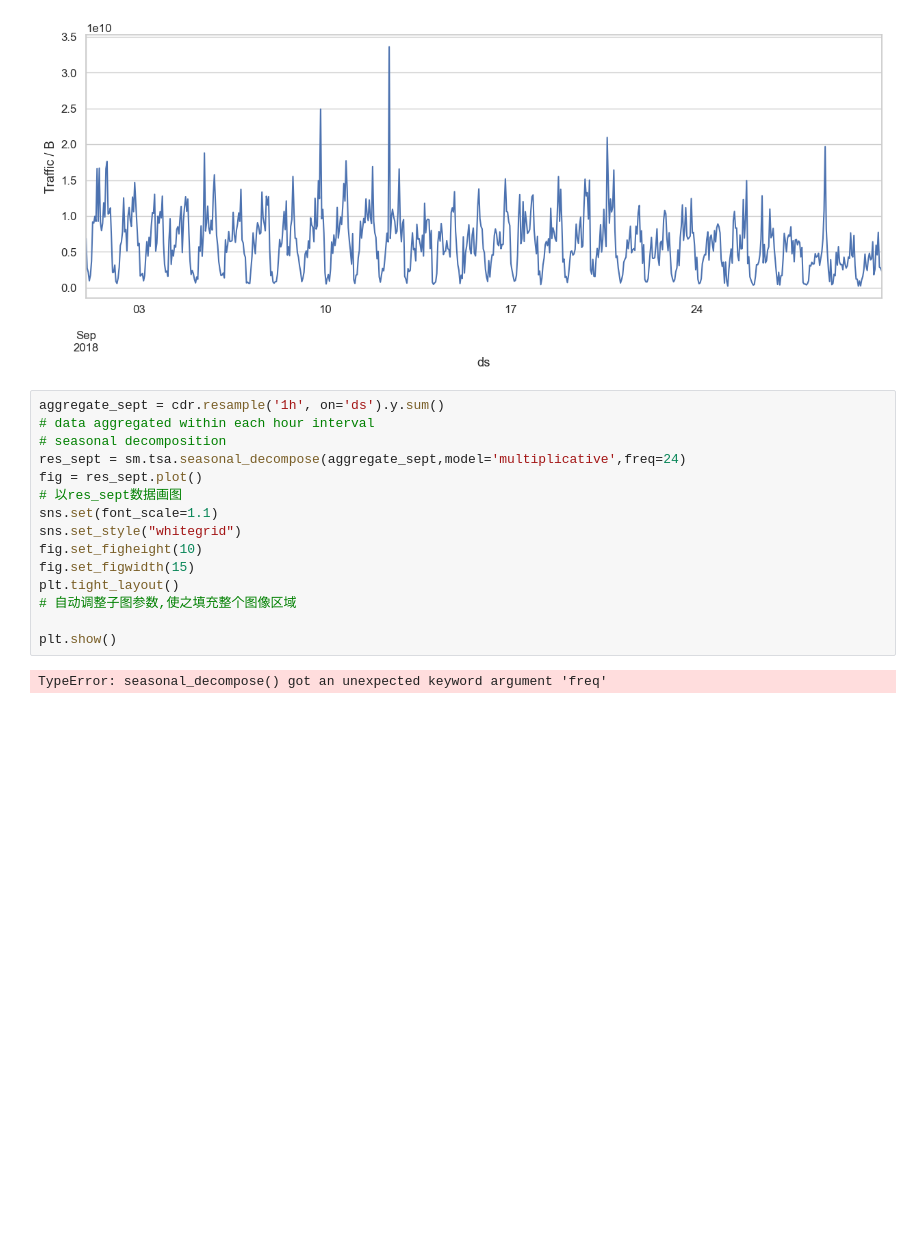
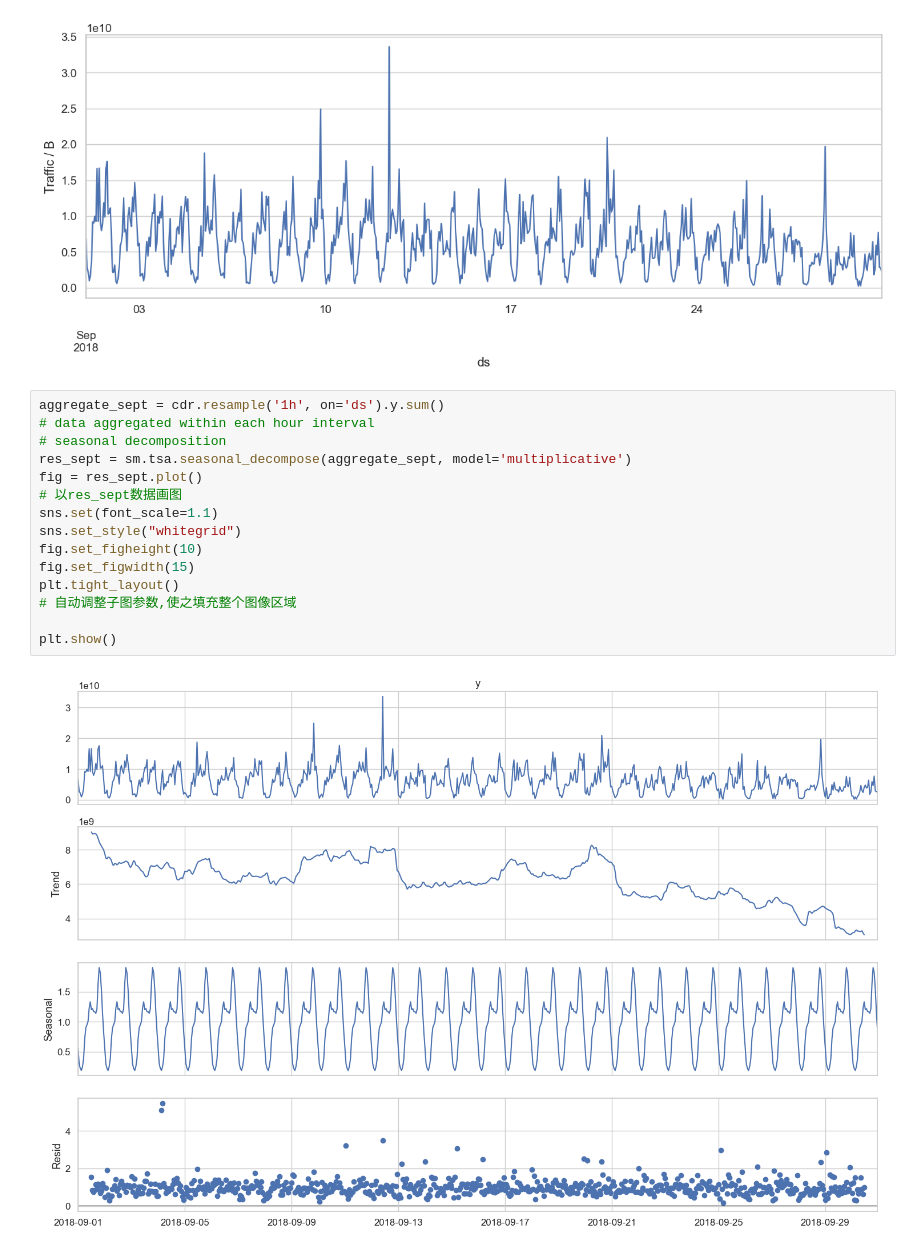
Before and after one commit to ChentingZ0/User_behaviour_data_analysis, a Jupyter notebook: main.ipynb, the cells around one changed output. Saved outputs shown, nothing was run; the diff lists cells and outputs as text; blank space fills up the shorter version.

```diff
--- a/main.ipynb
+++ b/main.ipynb
@@ -135,17 +135,17 @@ Text(0, 0.5, 'Traffic / B')
 # %%
 aggregate_sept = cdr.resample('1h', on='ds').y.sum()
 # data aggregated within each hour interval
 # seasonal decomposition
-res_sept = sm.tsa.seasonal_decompose(aggregate_sept,model='multiplicative',freq=24)
+res_sept = sm.tsa.seasonal_decompose(aggregate_sept, model='multiplicative')
 fig = res_sept.plot()
 # 以res_sept数据画图
 sns.set(font_scale=1.1)
 sns.set_style("whitegrid")
 fig.set_figheight(10)
 fig.set_figwidth(15)
 plt.tight_layout()
 # 自动调整子图参数,使之填充整个图像区域
 
 plt.show()
 # %% [output]
-TypeError: seasonal_decompose() got an unexpected keyword argument 'freq'
+[figure, added]
```
